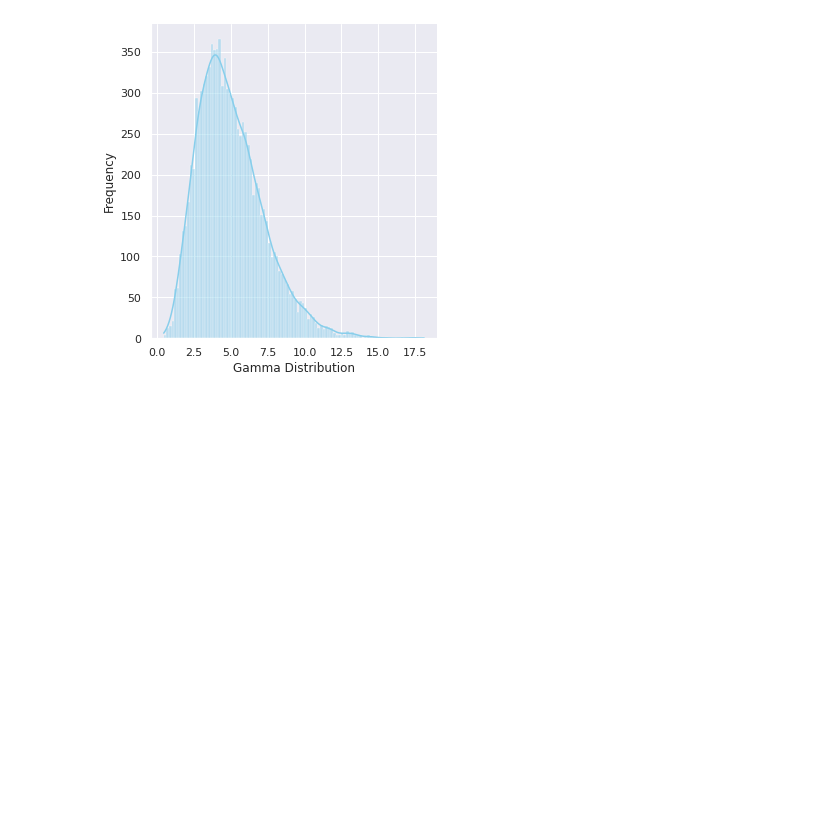
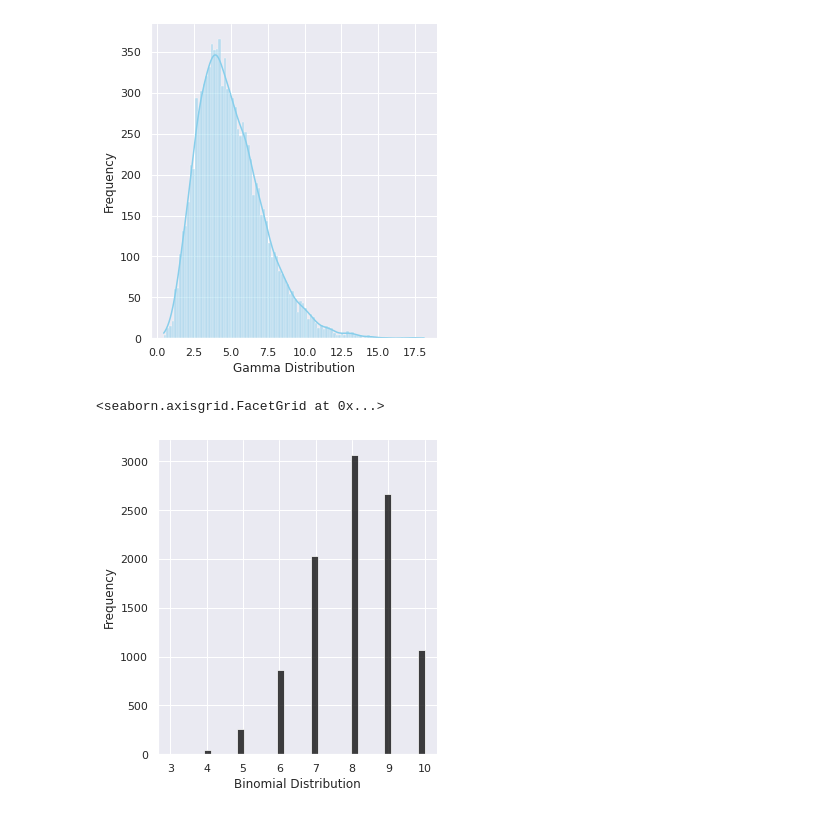
Before and after one commit to Madhu-Mitra/DS, a Jupyter notebook: probability distribution.ipynb, the cells around one changed output. Saved outputs shown, nothing was run; the diff lists cells and outputs as text; code cells hidden in the pictures; blank space fills up the shorter version.

```diff
--- a/probability distribution.ipynb
+++ b/probability distribution.ipynb
@@ -79,3 +79,14 @@ ax.set(xlabel='Gamma Distribution', ylabel='Frequency')
 # %% [output]
 <seaborn.axisgrid.FacetGrid at 0x...>
 [figure]
+# %%
+from scipy.stats import binom
+data_binom = binom.rvs(n=10,p=0.8,size=10000)
+ax = sns.displot(data_binom,
+                  kde=False,
+                  color='black',
+                  )
+ax.set(xlabel='Binomial Distribution', ylabel='Frequency')
+# %% [output]
+<seaborn.axisgrid.FacetGrid at 0x...>
+[figure, added]
```
Also changed, not shown: parts of 2 cells of this notebook.
